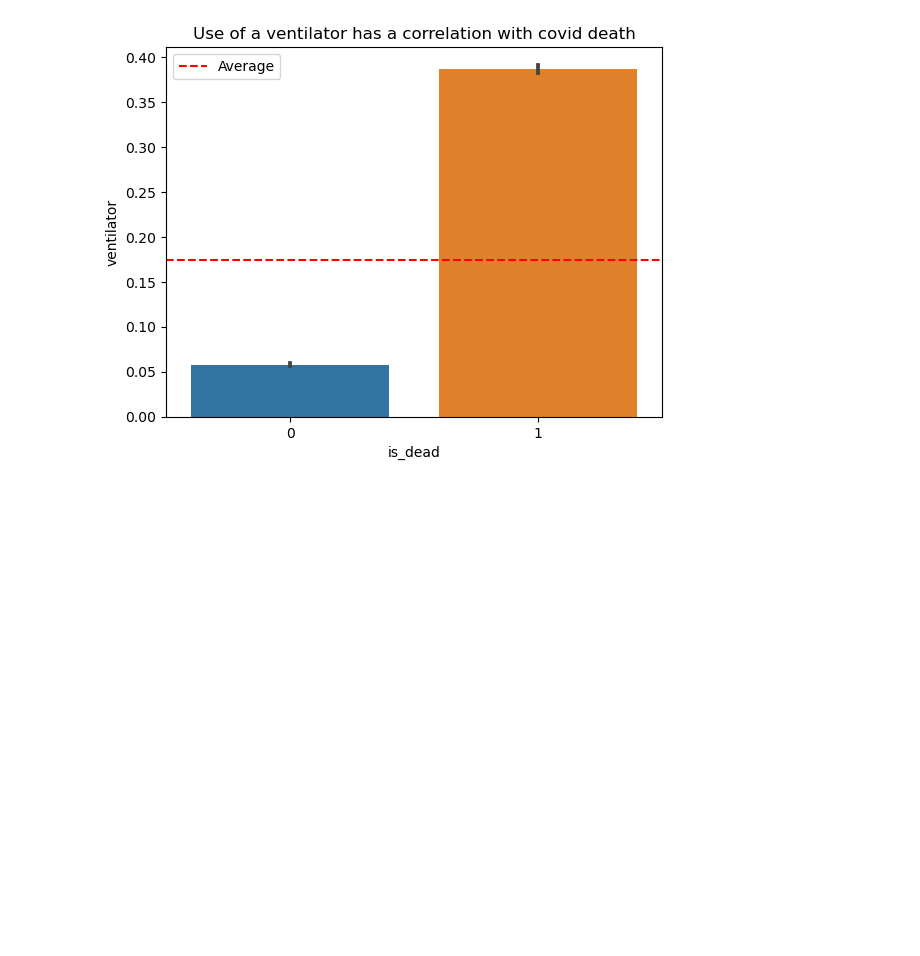
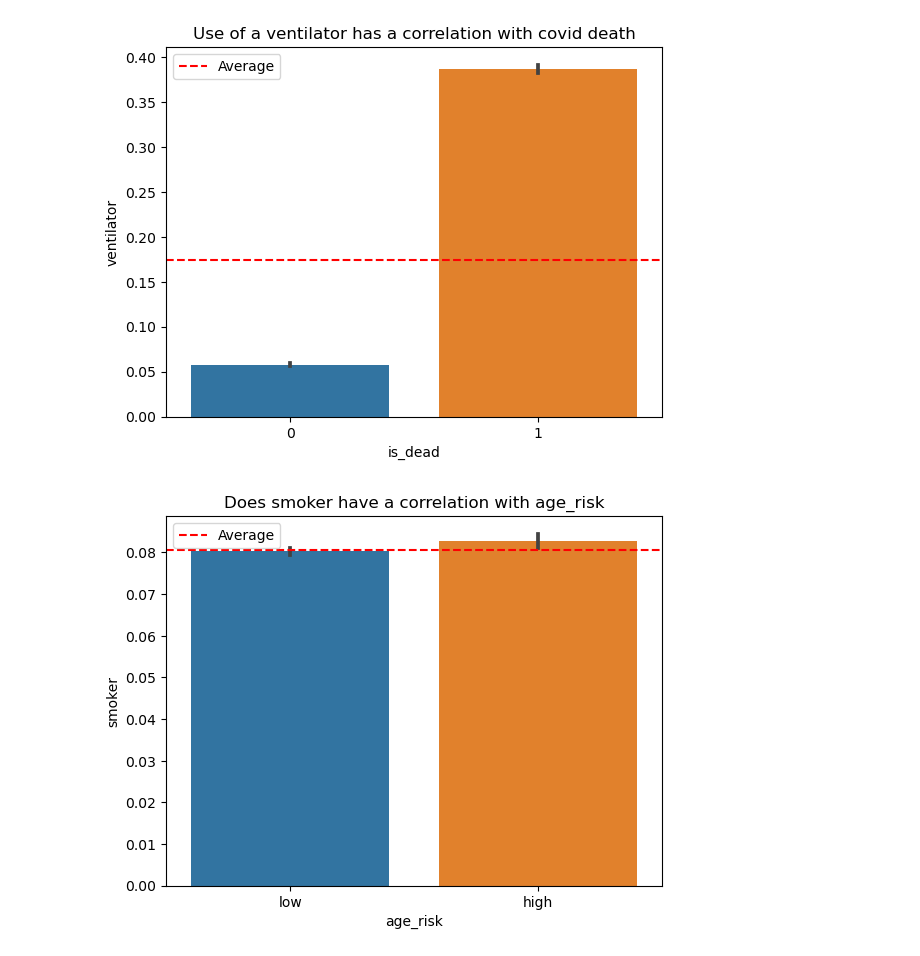
Before and after one commit to Chellyann-moreno/covid19-project, a Jupyter notebook: non_final_explore.ipynb, the cells around one changed output. Saved outputs shown, nothing was run; the diff lists cells and outputs as text; code cells hidden in the pictures; blank space fills up the shorter version.

```diff
--- a/non_final_explore.ipynb
+++ b/non_final_explore.ipynb
@@ -131,3 +139,7 @@ create_barplot(train,'is_dead','icu','Icu has a correlation with covid death')
 create_barplot(train,'is_dead','ventilator','Use of a ventilator has a correlation with covid death')
 # %% [output]
 [figure]
+# %%
+create_barplot(train,'age_risk','smoker','Does smoker have a correlation with age_risk')
+# %% [output]
+[figure, added]
```
Also changed, not shown: parts of 12 cells of this notebook.
